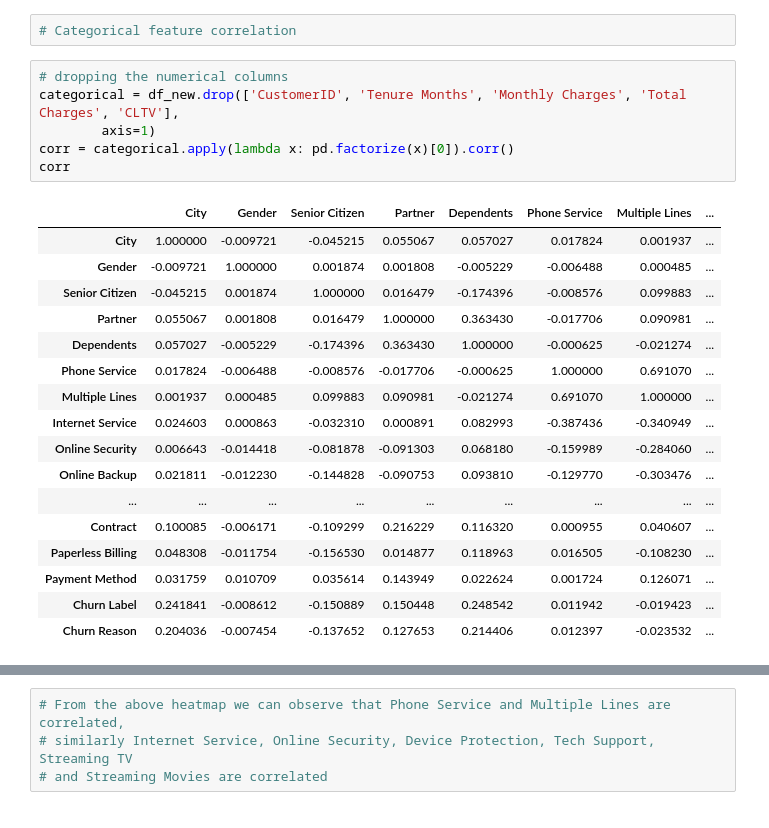
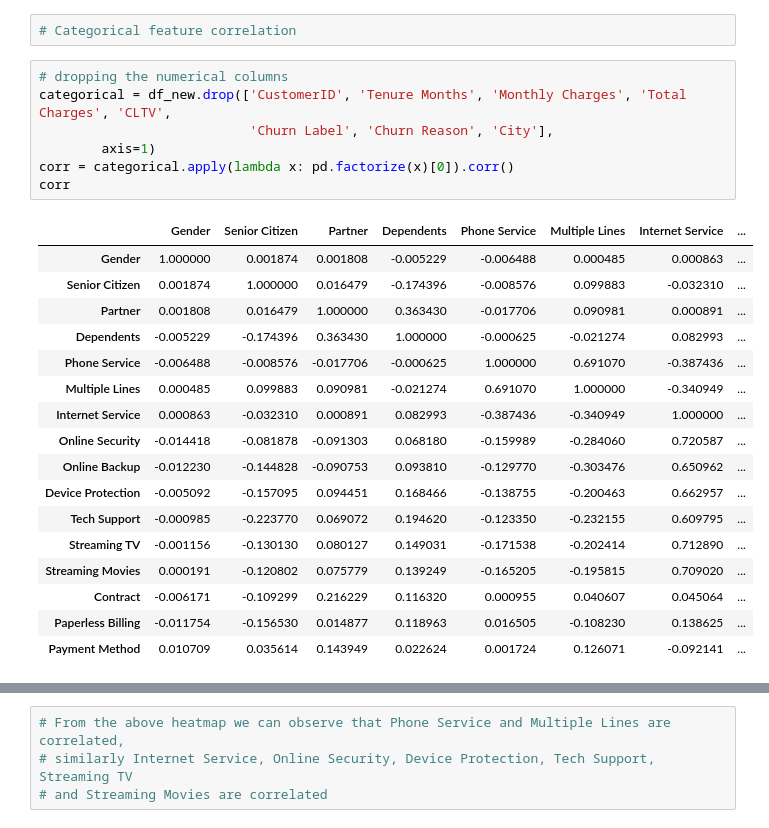
Before and after one commit to samarth-malhotra/Dissertation, a Jupyter notebook: Dissertation Project.ipynb, the cells around one changed output, grey strips where cells are left out. Drawn from its saved outputs; the diff is of its cells as text.

```diff
--- a/Dissertation Project.ipynb
+++ b/Dissertation Project.ipynb
@@ -416,28 +418,29 @@ sns.heatmap(corr_matrix);
 # Categorical feature correlation
 # %%
 # dropping the numerical columns
-categorical = df_new.drop(['CustomerID', 'Tenure Months', 'Monthly Charges', 'Total Charges', 'CLTV'],
+categorical = df_new.drop(['CustomerID', 'Tenure Months', 'Monthly Charges', 'Total Charges', 'CLTV',
+                           'Churn Label', 'Churn Reason', 'City'],
         axis=1)
 corr = categorical.apply(lambda x: pd.factorize(x)[0]).corr()
 corr
 # %% [output]
-|  | City | Gender | Senior Citizen | Partner | Dependents | Phone Service | Multiple Lines | ... |
-| City | 1.000000 | -0.009721 | -0.045215 | 0.055067 | 0.057027 | 0.017824 | 0.001937 | ... |
-| Gender | -0.009721 | 1.000000 | 0.001874 | 0.001808 | -0.005229 | -0.006488 | 0.000485 | ... |
-| Senior Citizen | -0.045215 | 0.001874 | 1.000000 | 0.016479 | -0.174396 | -0.008576 | 0.099883 | ... |
-| Partner | 0.055067 | 0.001808 | 0.016479 | 1.000000 | 0.363430 | -0.017706 | 0.090981 | ... |
-| Dependents | 0.057027 | -0.005229 | -0.174396 | 0.363430 | 1.000000 | -0.000625 | -0.021274 | ... |
-| Phone Service | 0.017824 | -0.006488 | -0.008576 | -0.017706 | -0.000625 | 1.000000 | 0.691070 | ... |
-| Multiple Lines | 0.001937 | 0.000485 | 0.099883 | 0.090981 | -0.021274 | 0.691070 | 1.000000 | ... |
-| Internet Service | 0.024603 | 0.000863 | -0.032310 | 0.000891 | 0.082993 | -0.387436 | -0.340949 | ... |
-| Online Security | 0.006643 | -0.014418 | -0.081878 | -0.091303 | 0.068180 | -0.159989 | -0.284060 | ... |
-| Online Backup | 0.021811 | -0.012230 | -0.144828 | -0.090753 | 0.093810 | -0.129770 | -0.303476 | ... |
-| ... | ... | ... | ... | ... | ... | ... | ... | ... |
-| Contract | 0.100085 | -0.006171 | -0.109299 | 0.216229 | 0.116320 | 0.000955 | 0.040607 | ... |
-| Paperless Billing | 0.048308 | -0.011754 | -0.156530 | 0.014877 | 0.118963 | 0.016505 | -0.108230 | ... |
-| Payment Method | 0.031759 | 0.010709 | 0.035614 | 0.143949 | 0.022624 | 0.001724 | 0.126071 | ... |
-| Churn Label | 0.241841 | -0.008612 | -0.150889 | 0.150448 | 0.248542 | 0.011942 | -0.019423 | ... |
-| Churn Reason | 0.204036 | -0.007454 | -0.137652 | 0.127653 | 0.214406 | 0.012397 | -0.023532 | ... |
+|  | Gender | Senior Citizen | Partner | Dependents | Phone Service | Multiple Lines | Internet Service | ... |
+| Gender | 1.000000 | 0.001874 | 0.001808 | -0.005229 | -0.006488 | 0.000485 | 0.000863 | ... |
+| Senior Citizen | 0.001874 | 1.000000 | 0.016479 | -0.174396 | -0.008576 | 0.099883 | -0.032310 | ... |
+| Partner | 0.001808 | 0.016479 | 1.000000 | 0.363430 | -0.017706 | 0.090981 | 0.000891 | ... |
+| Dependents | -0.005229 | -0.174396 | 0.363430 | 1.000000 | -0.000625 | -0.021274 | 0.082993 | ... |
+| Phone Service | -0.006488 | -0.008576 | -0.017706 | -0.000625 | 1.000000 | 0.691070 | -0.387436 | ... |
+| Multiple Lines | 0.000485 | 0.099883 | 0.090981 | -0.021274 | 0.691070 | 1.000000 | -0.340949 | ... |
+| Internet Service | 0.000863 | -0.032310 | 0.000891 | 0.082993 | -0.387436 | -0.340949 | 1.000000 | ... |
+| Online Security | -0.014418 | -0.081878 | -0.091303 | 0.068180 | -0.159989 | -0.284060 | 0.720587 | ... |
+| Online Backup | -0.012230 | -0.144828 | -0.090753 | 0.093810 | -0.129770 | -0.303476 | 0.650962 | ... |
+| Device Protection | -0.005092 | -0.157095 | 0.094451 | 0.168466 | -0.138755 | -0.200463 | 0.662957 | ... |
+| Tech Support | -0.000985 | -0.223770 | 0.069072 | 0.194620 | -0.123350 | -0.232155 | 0.609795 | ... |
+| Streaming TV | -0.001156 | -0.130130 | 0.080127 | 0.149031 | -0.171538 | -0.202414 | 0.712890 | ... |
+| Streaming Movies | 0.000191 | -0.120802 | 0.075779 | 0.139249 | -0.165205 | -0.195815 | 0.709020 | ... |
+| Contract | -0.006171 | -0.109299 | 0.216229 | 0.116320 | 0.000955 | 0.040607 | 0.045064 | ... |
+| Paperless Billing | -0.011754 | -0.156530 | 0.014877 | 0.118963 | 0.016505 | -0.108230 | 0.138625 | ... |
+| Payment Method | 0.010709 | 0.035614 | 0.143949 | 0.022624 | 0.001724 | 0.126071 | -0.092141 | ... |
 # %%
 plt.figure(figsize=(15, 10))
 sns.heatmap(corr, linewidths=.1);
```
Also changed, not shown: parts of 10 cells of this notebook, 1 other file.
